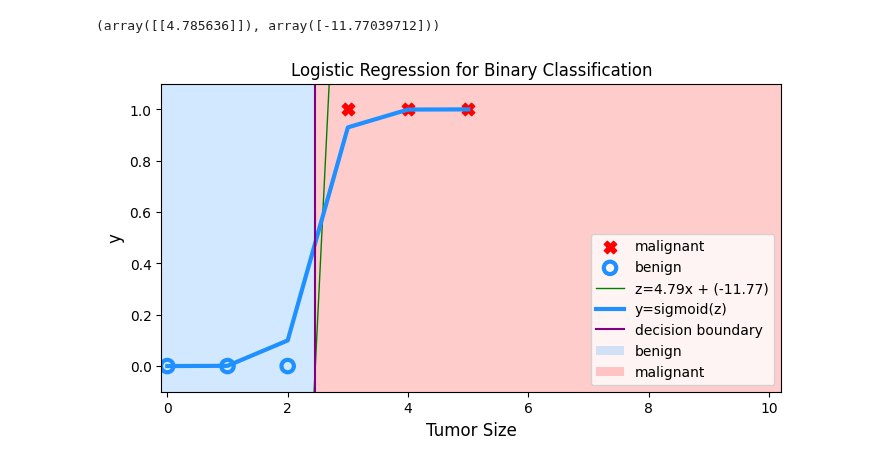
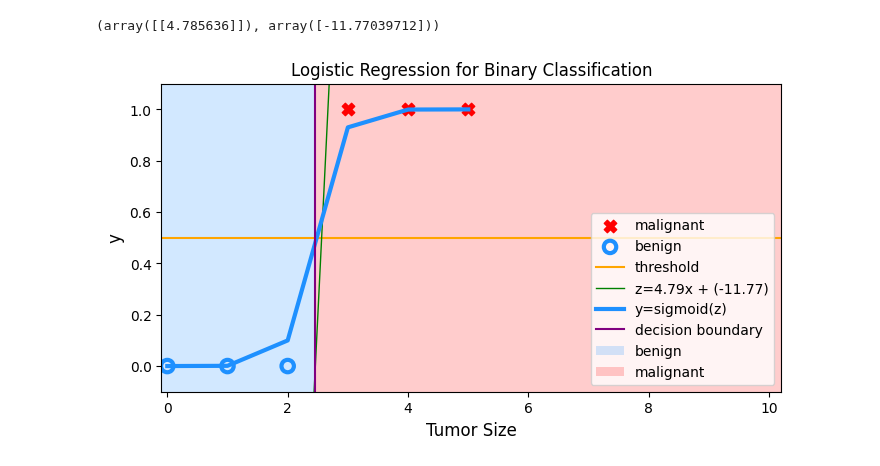
Before and after one commit to PaulToronto/Stanford-Andrew-Ng-Machine-Learning-Specialization, a Jupyter notebook: 1_3_1_2_Lab_Sigmoid_Function_and_Logistic_Regression.ipynb, the cells around one changed output. Cells and saved outputs as stored; diff of their text form; code cells hidden in the pictures.

```diff
--- a/1_3_1_2_Lab_Sigmoid_Function_and_Logistic_Regression.ipynb
+++ b/1_3_1_2_Lab_Sigmoid_Function_and_Logistic_Regression.ipynb
@@ -303,32 +306,34 @@ plt.scatter(x_train[neg], y_train[neg],
             marker='o', s=80, facecolors='none',
             edgecolor='dodgerblue', lw=3, label='benign')
 
+# plot threshold
+plt.axhline(0.5, c='orange', label='threshold')
 
 # plot z
 f_wb = np.matmul(x_train.reshape(-1, 1), w_in) + b_in
 plt.plot(x_train, f_wb, color='green', lw=1, label=f'z={w_in[0][0].round(2)}x + ({b_in[0].round(2)})')
 # plot sigmoid(z)
 plt.plot(x_train, sigmoid(f_wb), c='dodgerblue', lw=3, label='y=sigmoid(z)')
 
 # decsion boundary
 decision_boundary = -b_in[0]/w_in[0][0]
 plt.axvline(decision_boundary, c='purple', label='decision boundary')
 plt.fill_betweenx((ymin, ymax),
                   xmin, decision_boundary,
                   facecolor='dodgerblue',
                   alpha=0.2, label='benign')
 plt.fill_betweenx((ymin, ymax),
                   decision_boundary, xmax,
                   facecolor='red',
                   alpha=0.2, label='malignant')
 
 plt.xlim(xmin, xmax)
 plt.ylim(ymin, ymax)
 plt.xlabel('Tumor Size', fontsize=12)
 plt.ylabel('y', fontsize=12)
 plt.title('Logistic Regression for Binary Classification')
 plt.legend(loc='lower right')
 
 plt.show()
 # %% [output]
-[figure, old version]
+[figure, new version]
```
Also changed, not shown: parts of 2 cells of this notebook.
